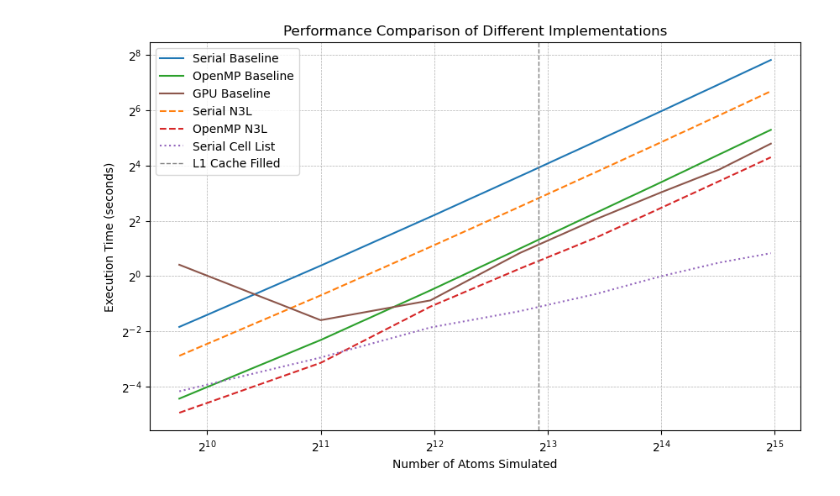
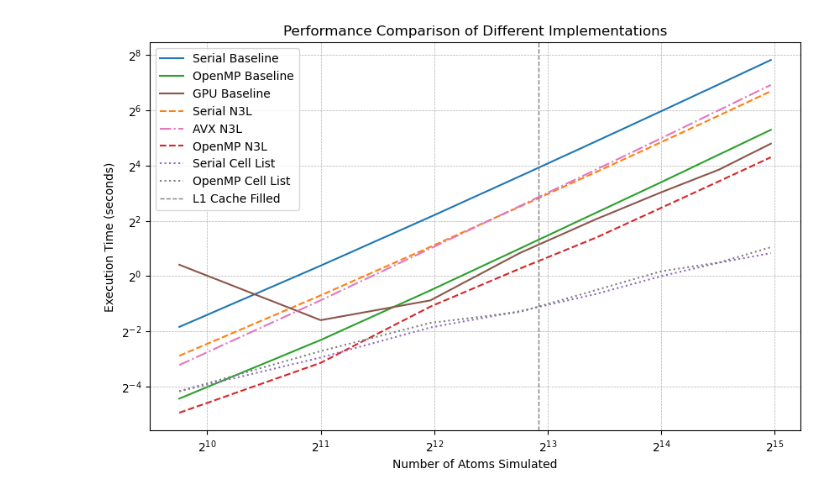
Before and after one commit to alexrmelnick/Molecular-Dynamics-Simulation, a Jupyter notebook: analysis.ipynb, the cells around one changed output. Drawn from its saved outputs; the diff is of its cells as text; code cells hidden in the pictures.

```diff
--- a/analysis.ipynb
+++ b/analysis.ipynb
@@ -12,8 +12,11 @@ linestyle_map = {
     "OpenMP Baseline": "-",
     "GPU Baseline":    "-",
     "N3L":             "--",
+    "AVX N3L":            "-.",
     "OpenMP N3L":      "--",
     "Cell List":       ":",
+    "OpenMP Cell List":   ":",
+
 }
 
 plt.figure(figsize=(10, 6))
@@ -35,32 +38,32 @@ plt.minorticks_on()
 plt.grid(which='both', linestyle='--', linewidth=0.5)
 plt.xscale('log', base=2)
 plt.yscale('log', base=2)
 
 # 2) draw your vertical line (it’ll pick up its own linestyle too)
 plt.axvline(x=7736, color='gray', linestyle='--', linewidth=1, label='L1 Cache Filled')
 
 # 3) rebuild the legend one final time
 ax = plt.gca()
 handles, labels = ax.get_legend_handles_labels()
 
 # renames for the legend
 label_map = {
     "Baseline":    "Serial Baseline",
     "N3L":         "Serial N3L",
     "Cell List":   "Serial Cell List"
 }
 labels = [ label_map.get(lbl, lbl) for lbl in labels ]
 
 # final draw order
 order = [
     "Serial Baseline", "OpenMP Baseline", "GPU Baseline",
-    "Serial N3L",      "OpenMP N3L",     "Serial Cell List",
+    "Serial N3L", "AVX N3L" ,     "OpenMP N3L",     "Serial Cell List", "OpenMP Cell List",
     "L1 Cache Filled"
 ]
 ordered = sorted(zip(handles, labels), key=lambda x: order.index(x[1]))
 handles, labels = zip(*ordered)
 
 plt.legend(handles, labels, loc='best')
 plt.savefig('performance_comparison.png')
 # %% [output]
-[figure, old version]
+[figure, new version]
```
Also changed, not shown: 9 other files.
